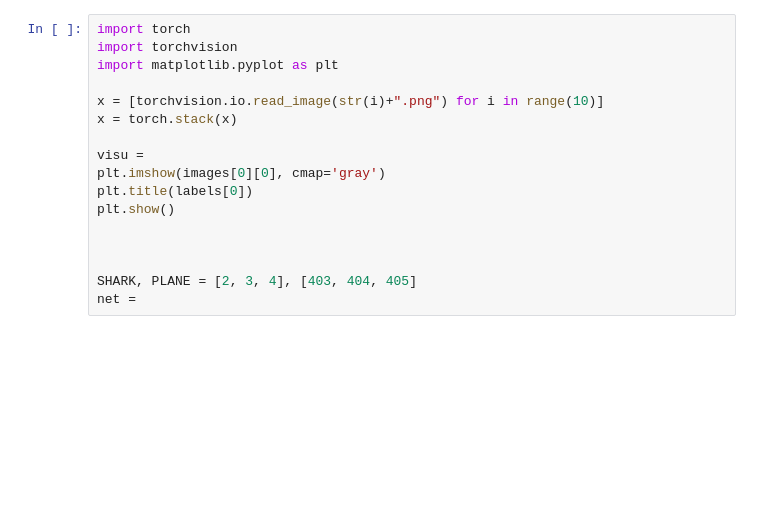
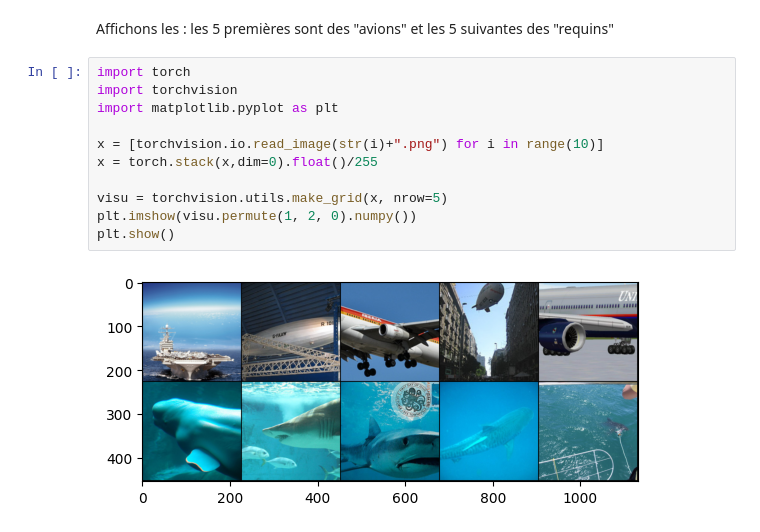
Before and after one commit to achanhon/coursdeeplearningcolab, a Jupyter notebook: TP_ADVERSAIRE.ipynb, the cells around one changed output. Drawn from its saved outputs; the diff is of its cells as text; blank space fills up the shorter version.

```diff
--- a/TP_ADVERSAIRE.ipynb
+++ b/TP_ADVERSAIRE.ipynb
@@ -37,17 +37,15 @@ Archive:  data.zip
+# %% [markdown]
+Affichons les : les 5 premières sont des "avions" et les 5 suivantes des "requins"
 # %%
 import torch
 import torchvision
 import matplotlib.pyplot as plt
 
 x = [torchvision.io.read_image(str(i)+".png") for i in range(10)]
-x = torch.stack(x)
+x = torch.stack(x,dim=0).float()/255
 
-visu =
-plt.imshow(images[0][0], cmap='gray')
-plt.title(labels[0])
+visu = torchvision.utils.make_grid(x, nrow=5)
+plt.imshow(visu.permute(1, 2, 0).numpy())
 plt.show()
-
-
-
-SHARK, PLANE = [2, 3, 4], [403, 404, 405]
-net =
+# %% [output]
+[figure, added]
```
Also changed, not shown: parts of 7 cells of this notebook.
